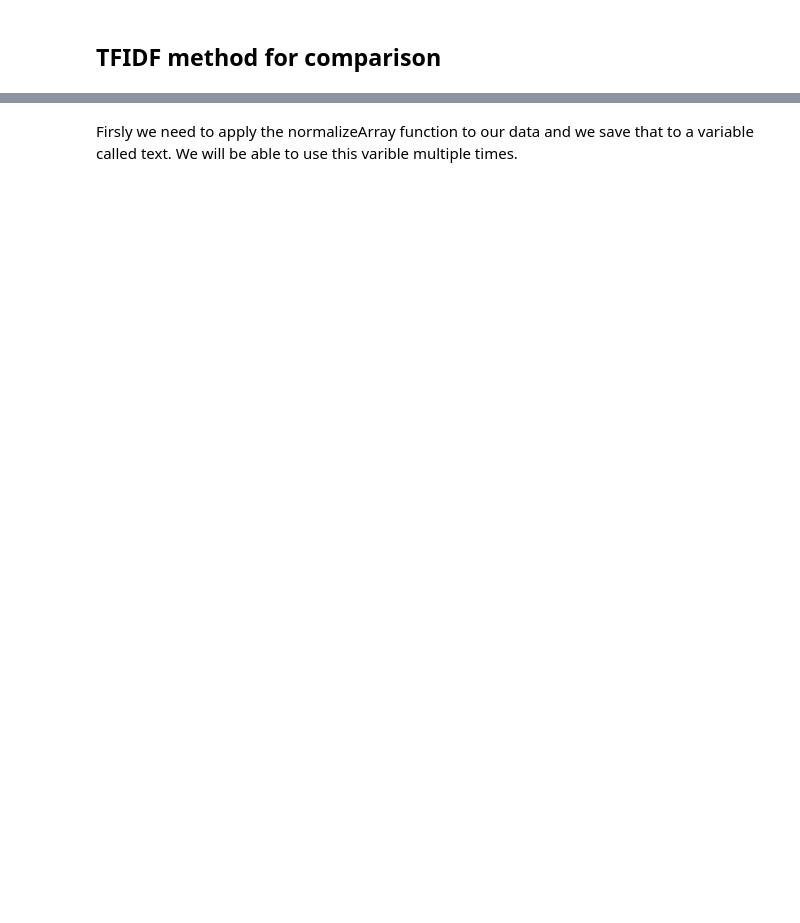
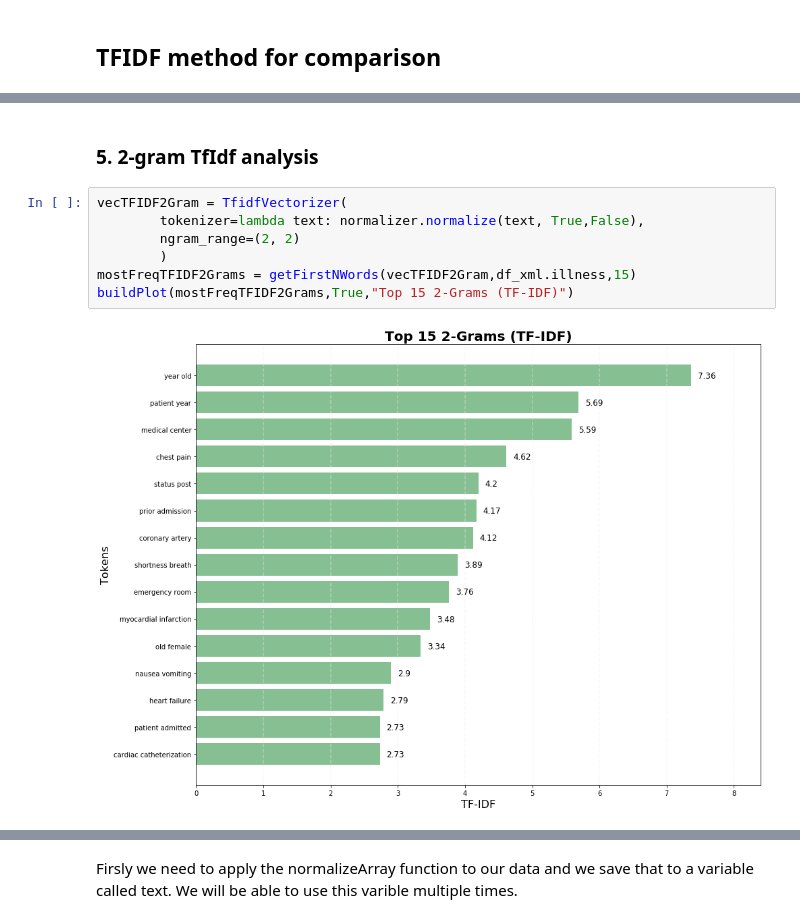
Before and after one commit to LaertNuhu/MedDataVisualisation, a Jupyter notebook: Implementation.ipynb, the cells around one changed output, grey strips where cells are left out. Cells and saved outputs as stored; diff of their text form; blank space fills up the shorter version.

```diff
--- a/Implementation.ipynb
+++ b/Implementation.ipynb
@@ -476,0 +324,11 @@ skipper = functools.partial(skipgrams, n=2, k=random.randint(0,window_size))
+# %% [markdown]
+### 5. 2-gram TfIdf analysis
+# %%
+vecTFIDF2Gram = TfidfVectorizer(
+        tokenizer=lambda text: normalizer.normalize(text, True,False),
+        ngram_range=(2, 2)
+        )
+mostFreqTFIDF2Grams = getFirstNWords(vecTFIDF2Gram,df_xml.illness,15)
+buildPlot(mostFreqTFIDF2Grams,True,"Top 15 2-Grams (TF-IDF)")
+# %% [output]
+[figure, added]
```
Also changed, not shown: parts of 57 cells of this notebook.
